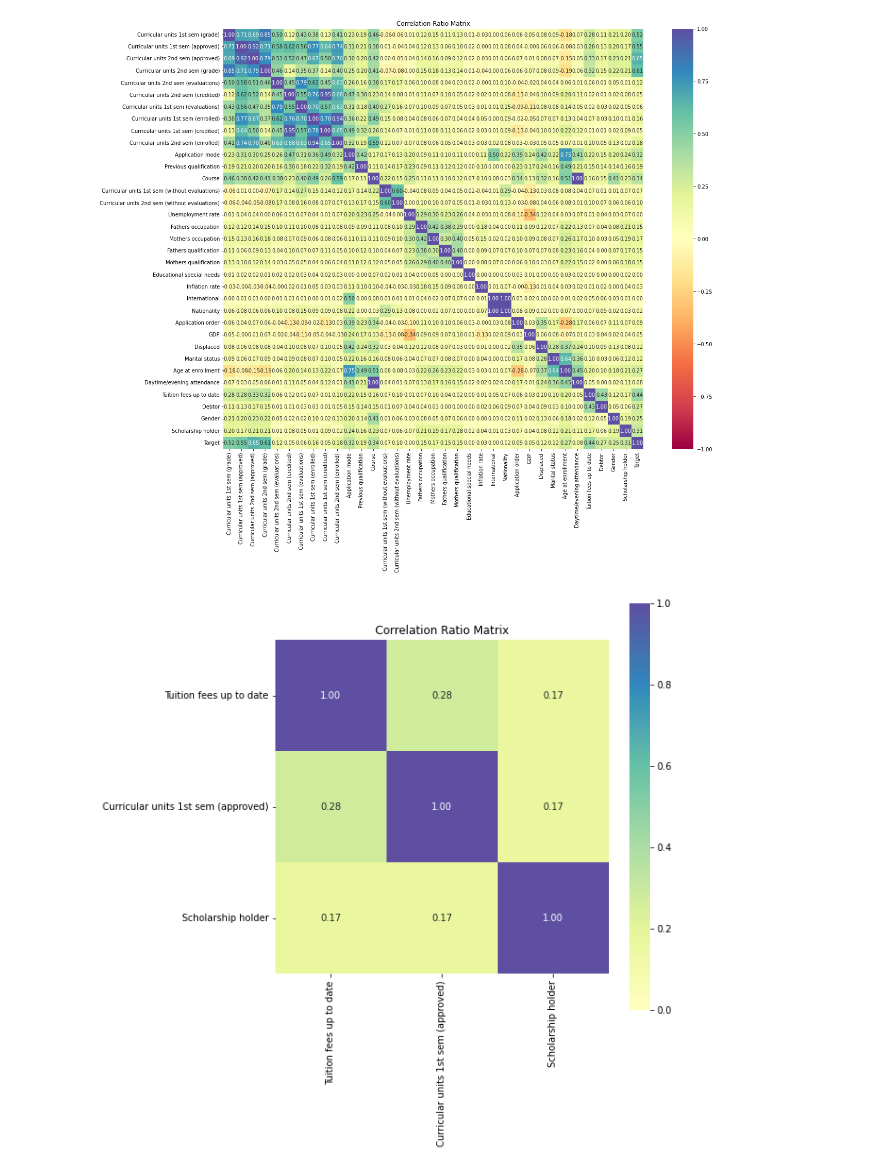
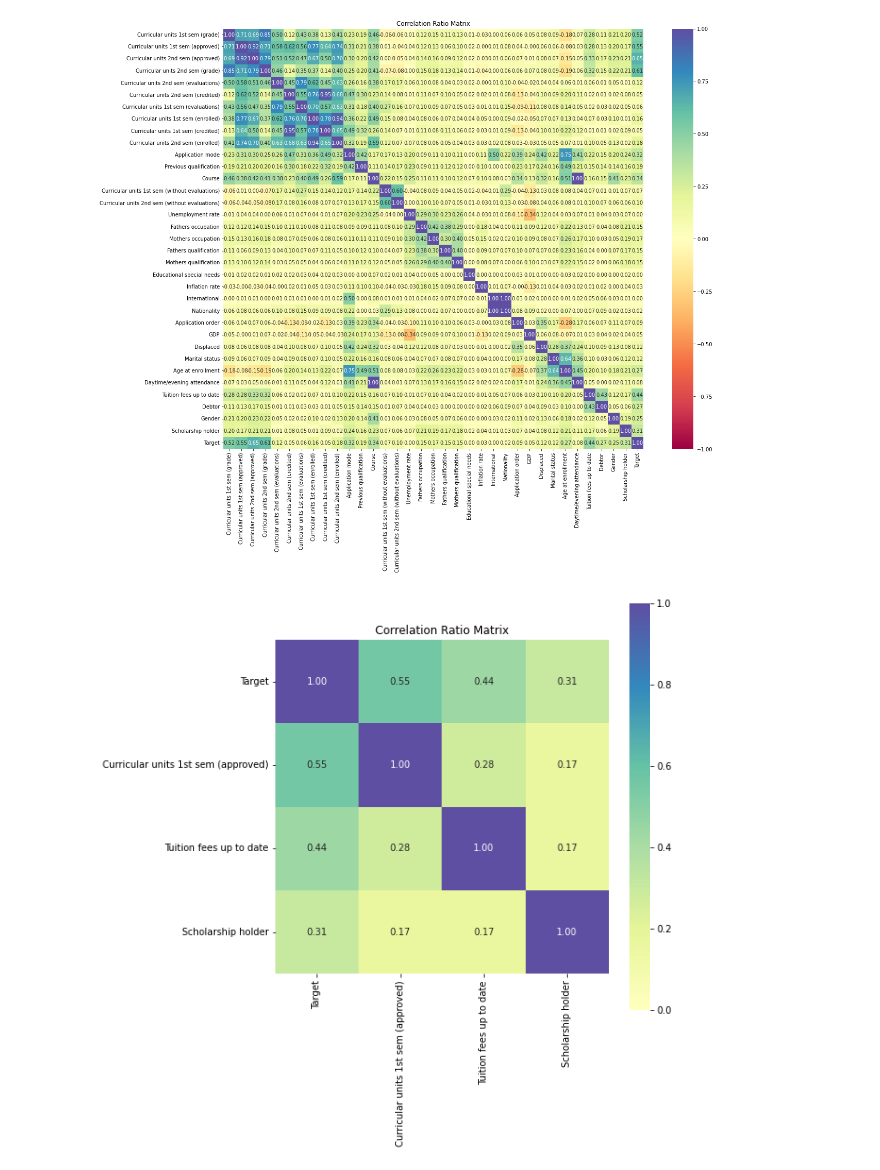
Before and after one commit to KatiaAlbito/university_dropout, a Jupyter notebook: data_exploration.ipynb, the cells around one changed output. Drawn from its saved outputs; the diff is of its cells as text; code cells hidden in the pictures.

```diff
--- a/data_exploration.ipynb
+++ b/data_exploration.ipynb
@@ -391,16 +391,16 @@ plt.show()
 [figure]
 # %%
 fig, ax2 = plt.subplots(figsize=(8,8))
-cat_final_vars = ['Tuition fees up to date','Scholarship holder']
+cat_final_vars = ['Tuition fees up to date','Scholarship holder','Target']
 cont_final_vars = ['Curricular units 1st sem (approved)']
 associations(df0[np.append(cat_final_vars,cont_final_vars)],
             nominal_columns=cat_final_vars,
             numerical_columns=cont_final_vars,
             nom_nom_assoc='cramer',
             cmap='Spectral',
             ax=ax2,
             clustering=True,
             title='Correlation Ratio Matrix')
 plt.show()
 # %% [output]
-[figure, old version]
+[figure, new version]
```
Also changed, not shown: parts of 2 cells of this notebook.
